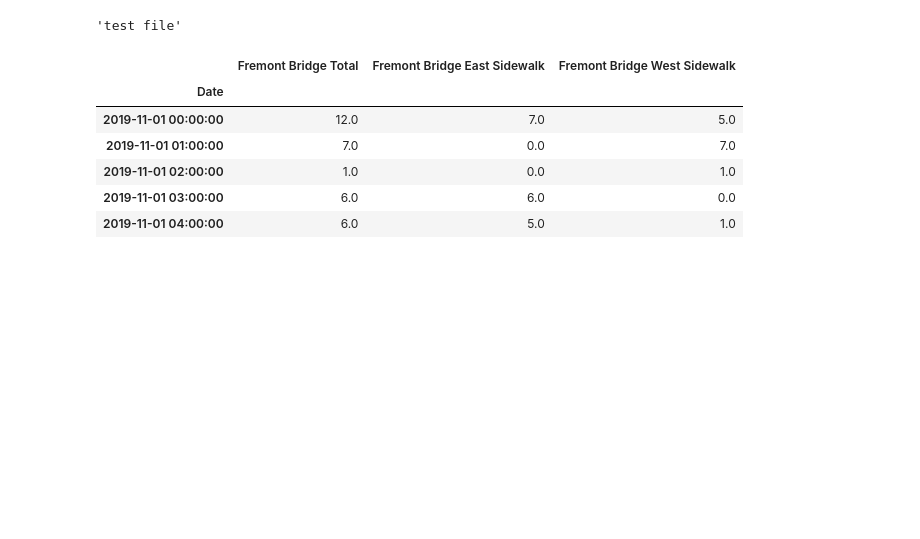
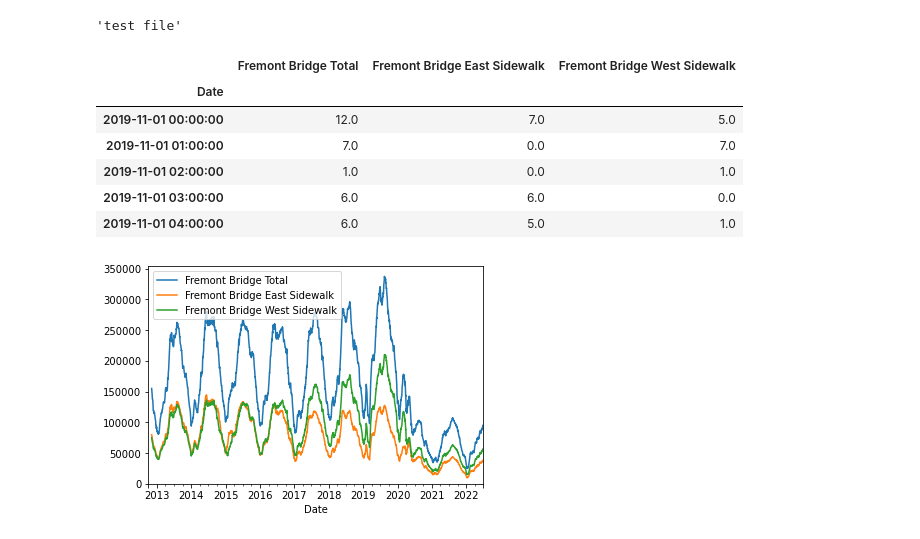
Before and after one commit to chchae-Joung/JupyterTest, a Jupyter notebook: github_test1.ipynb, the cells around one changed output. Drawn from its saved outputs; the diff is of its cells as text; code cells hidden in the pictures; blank space fills up the shorter version.

```diff
--- a/github_test1.ipynb
+++ b/github_test1.ipynb
@@ -71,3 +71,8 @@ data.head()
 | 2019-11-01 02:00:00 | 1.0 | 0.0 | 1.0 |
 | 2019-11-01 03:00:00 | 6.0 | 6.0 | 0.0 |
 | 2019-11-01 04:00:00 | 6.0 | 5.0 | 1.0 |
+# %%
+ax = data.resample('D').sum().rolling(35).sum().plot();
+ax.set_ylim(0, None);
+# %% [output]
+[figure, added]
```
